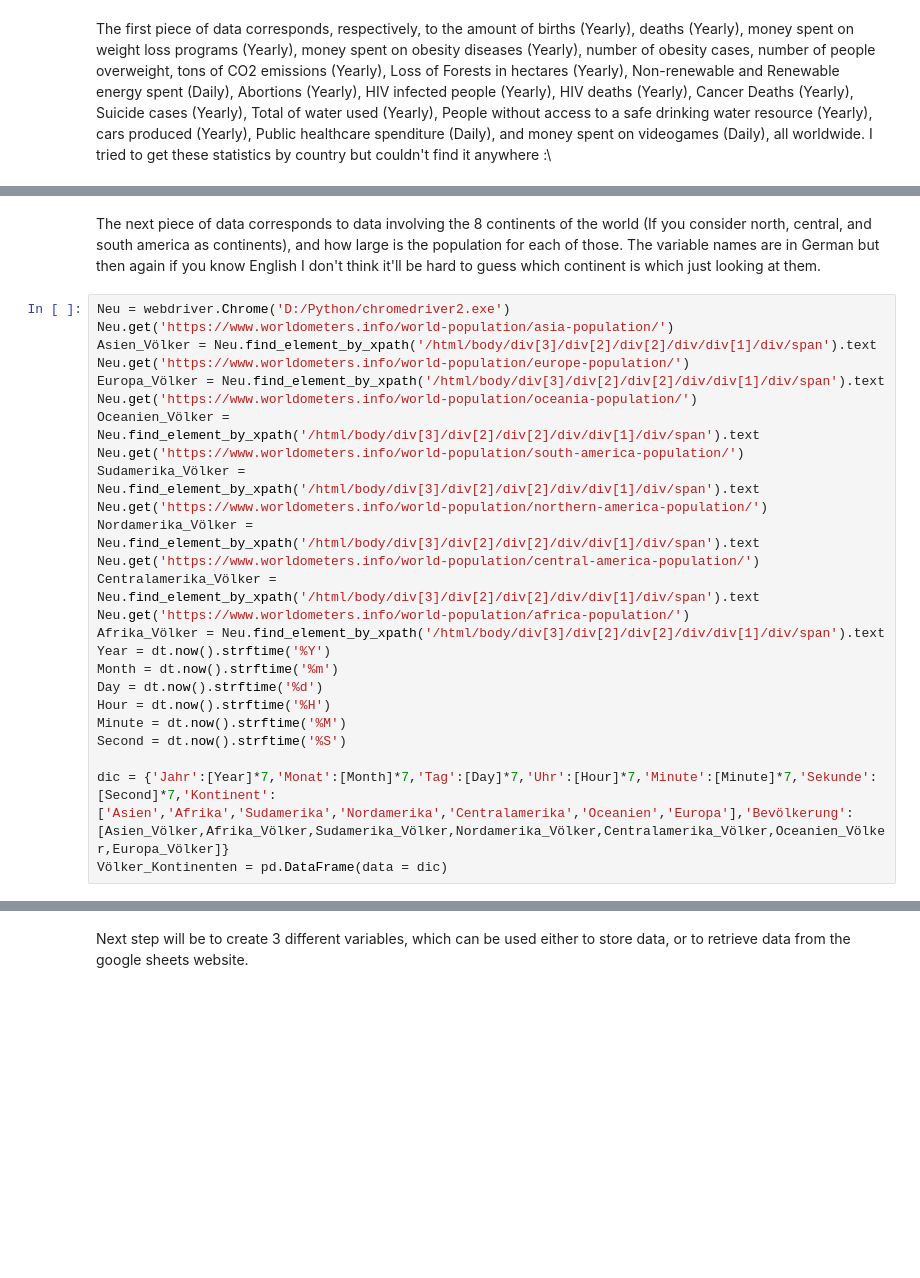
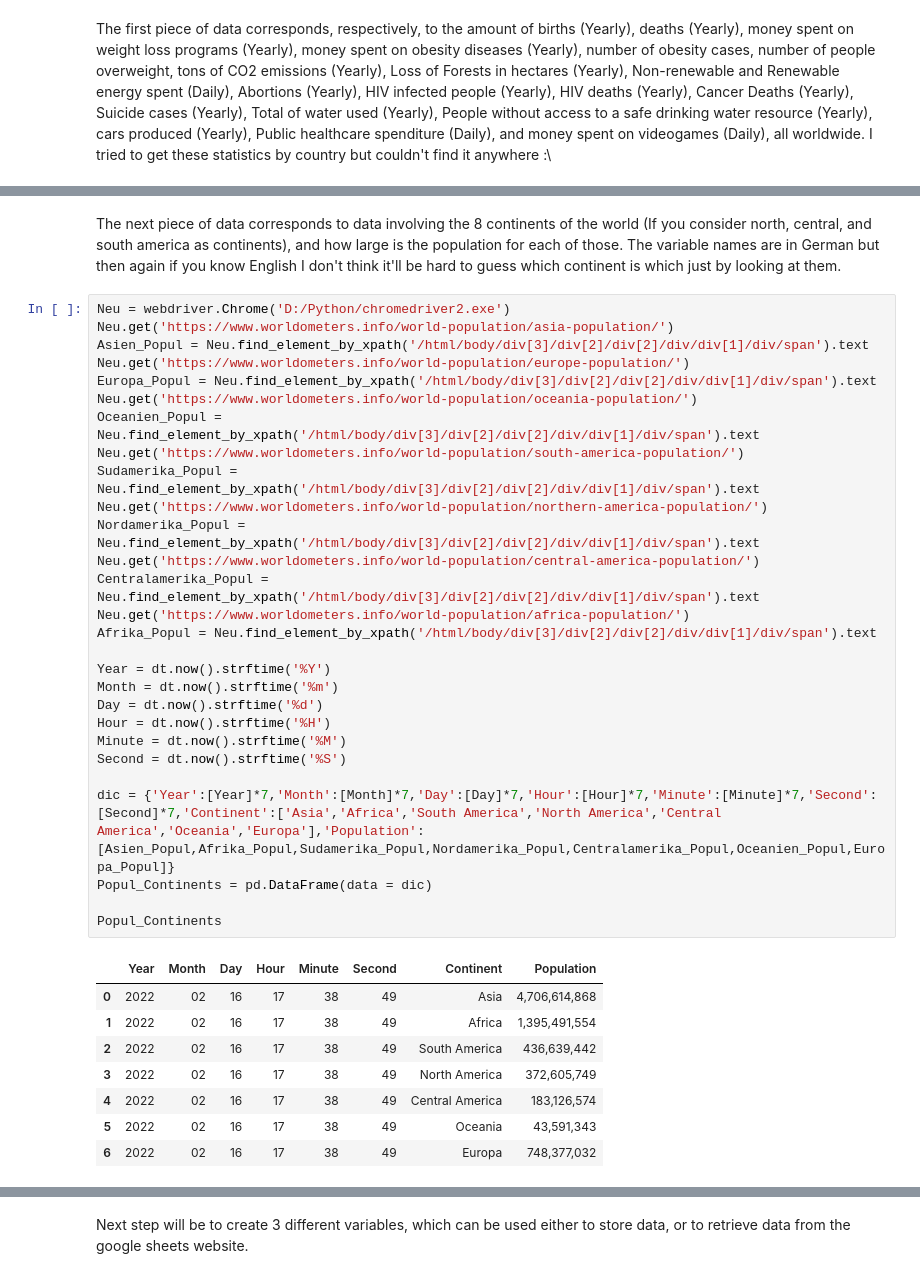
Before and after one commit to Ysgramor500/WorldOMeter-Data-Storage, a Jupyter notebook: LinkedIn_Project1.ipynb, the cells around one changed output, grey strips where cells are left out. Saved outputs shown, nothing was run; the diff lists cells and outputs as text; blank space fills up the shorter version.

```diff
--- a/LinkedIn_Project1.ipynb
+++ b/LinkedIn_Project1.ipynb
@@ -63,27 +67,39 @@ WeltStat = pd.DataFrame([Zahlen],columns=Spalten)
-# %% [markdown]
-The next piece of data corresponds to data involving the 8 continents of the world (If you consider north, central, and south america as continents), and how large is the population for each of those. The variable names are in German but then again if you know English I don't think it'll be hard to guess which continent is which just looking at them.
+# %% [markdown]
+The next piece of data corresponds to data involving the 8 continents of the world (If you consider north, central, and south america as continents), and how large is the population for each of those. The variable names are in German but then again if you know English I don't think it'll be hard to guess which continent is which just by looking at them.
 # %%
 Neu = webdriver.Chrome('D:/Python/chromedriver2.exe')
 Neu.get('https://www.worldometers.info/world-population/asia-population/')
-Asien_Völker = Neu.find_element_by_xpath('/html/body/div[3]/div[2]/div[2]/div/div[1]/div/span').text
+Asien_Popul = Neu.find_element_by_xpath('/html/body/div[3]/div[2]/div[2]/div/div[1]/div/span').text
 Neu.get('https://www.worldometers.info/world-population/europe-population/')
-Europa_Völker = Neu.find_element_by_xpath('/html/body/div[3]/div[2]/div[2]/div/div[1]/div/span').text
+Europa_Popul = Neu.find_element_by_xpath('/html/body/div[3]/div[2]/div[2]/div/div[1]/div/span').text
 Neu.get('https://www.worldometers.info/world-population/oceania-population/')
-Oceanien_Völker = Neu.find_element_by_xpath('/html/body/div[3]/div[2]/div[2]/div/div[1]/div/span').text
+Oceanien_Popul = Neu.find_element_by_xpath('/html/body/div[3]/div[2]/div[2]/div/div[1]/div/span').text
 Neu.get('https://www.worldometers.info/world-population/south-america-population/')
-Sudamerika_Völker = Neu.find_element_by_xpath('/html/body/div[3]/div[2]/div[2]/div/div[1]/div/span').text
+Sudamerika_Popul = Neu.find_element_by_xpath('/html/body/div[3]/div[2]/div[2]/div/div[1]/div/span').text
 Neu.get('https://www.worldometers.info/world-population/northern-america-population/')
-Nordamerika_Völker = Neu.find_element_by_xpath('/html/body/div[3]/div[2]/div[2]/div/div[1]/div/span').text
+Nordamerika_Popul = Neu.find_element_by_xpath('/html/body/div[3]/div[2]/div[2]/div/div[1]/div/span').text
 Neu.get('https://www.worldometers.info/world-population/central-america-population/')
-Centralamerika_Völker = Neu.find_element_by_xpath('/html/body/div[3]/div[2]/div[2]/div/div[1]/div/span').text
+Centralamerika_Popul = Neu.find_element_by_xpath('/html/body/div[3]/div[2]/div[2]/div/div[1]/div/span').text
 Neu.get('https://www.worldometers.info/world-population/africa-population/')
-Afrika_Völker = Neu.find_element_by_xpath('/html/body/div[3]/div[2]/div[2]/div/div[1]/div/span').text
+Afrika_Popul = Neu.find_element_by_xpath('/html/body/div[3]/div[2]/div[2]/div/div[1]/div/span').text
+
 Year = dt.now().strftime('%Y')
 Month = dt.now().strftime('%m')
 Day = dt.now().strftime('%d')
 Hour = dt.now().strftime('%H')
 Minute = dt.now().strftime('%M')
 Second = dt.now().strftime('%S')
 
-dic = {'Jahr':[Year]*7,'Monat':[Month]*7,'Tag':[Day]*7,'Uhr':[Hour]*7,'Minute':[Minute]*7,'Sekunde':[Second]*7,'Kontinent':['Asien','Afrika','Sudamerika','Nordamerika','Centralamerika','Oceanien','Europa'],'Bevölkerung':[Asien_Völker,Afrika_Völker,Sudamerika_Völker,Nordamerika_Völker,Centralamerika_Völker,Oceanien_Völker,Europa_Völker]}
-Völker_Kontinenten = pd.DataFrame(data = dic)
+dic = {'Year':[Year]*7,'Month':[Month]*7,'Day':[Day]*7,'Hour':[Hour]*7,'Minute':[Minute]*7,'Second':[Second]*7,'Continent':['Asia','Africa','South America','North America','Central America','Oceania','Europa'],'Population':[Asien_Popul,Afrika_Popul,Sudamerika_Popul,Nordamerika_Popul,Centralamerika_Popul,Oceanien_Popul,Europa_Popul]}
+Popul_Continents = pd.DataFrame(data = dic)
+
+Popul_Continents
+# %% [output]
+|  | Year | Month | Day | Hour | Minute | Second | Continent | Population |
+| 0 | 2022 | 02 | 16 | 17 | 38 | 49 | Asia | 4,706,614,868 |
+| 1 | 2022 | 02 | 16 | 17 | 38 | 49 | Africa | 1,395,491,554 |
+| 2 | 2022 | 02 | 16 | 17 | 38 | 49 | South America | 436,639,442 |
+| 3 | 2022 | 02 | 16 | 17 | 38 | 49 | North America | 372,605,749 |
+| 4 | 2022 | 02 | 16 | 17 | 38 | 49 | Central America | 183,126,574 |
+| 5 | 2022 | 02 | 16 | 17 | 38 | 49 | Oceania | 43,591,343 |
+| 6 | 2022 | 02 | 16 | 17 | 38 | 49 | Europa | 748,377,032 |
```
Also changed, not shown: parts of 9 cells of this notebook.
